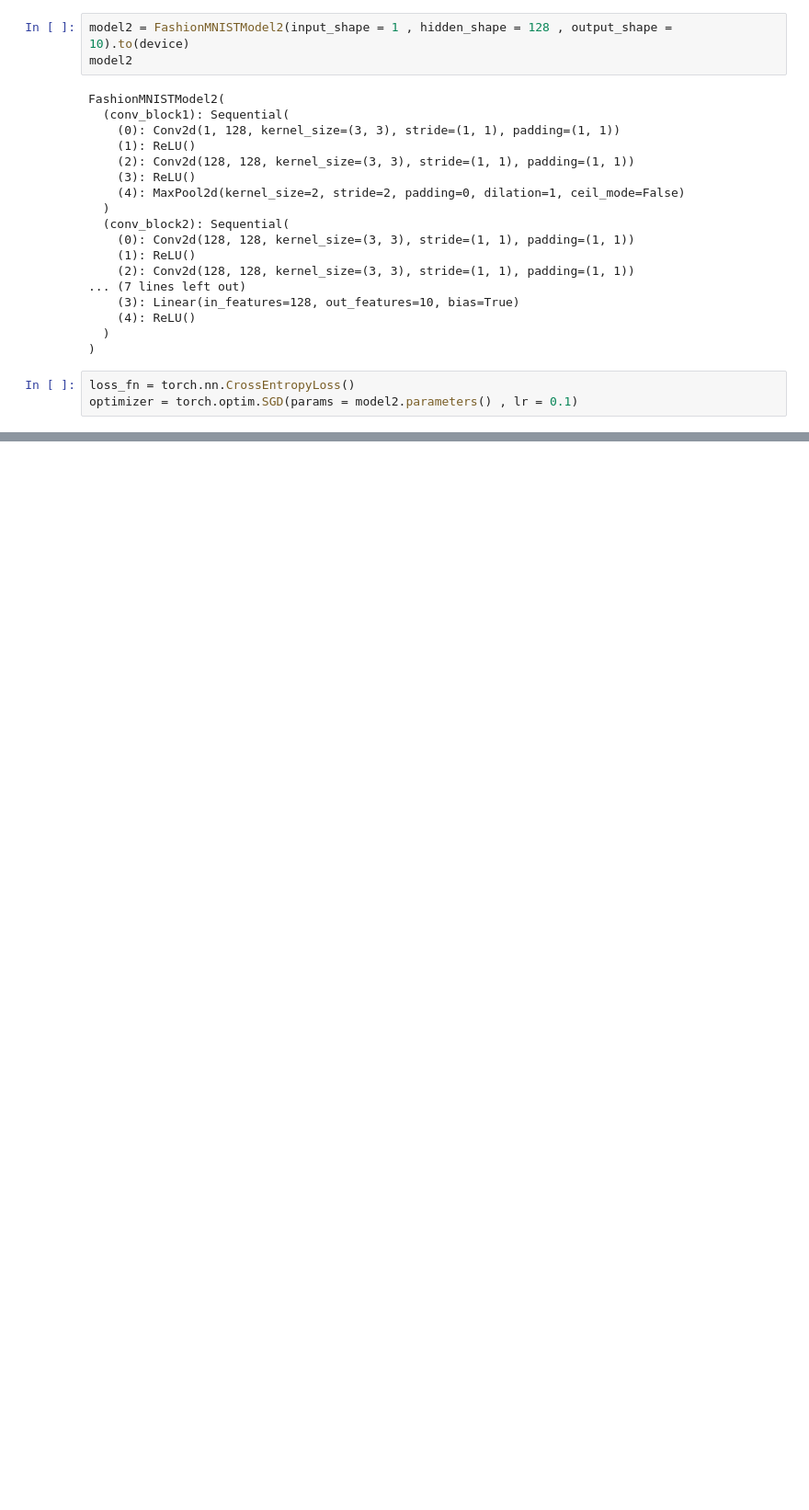
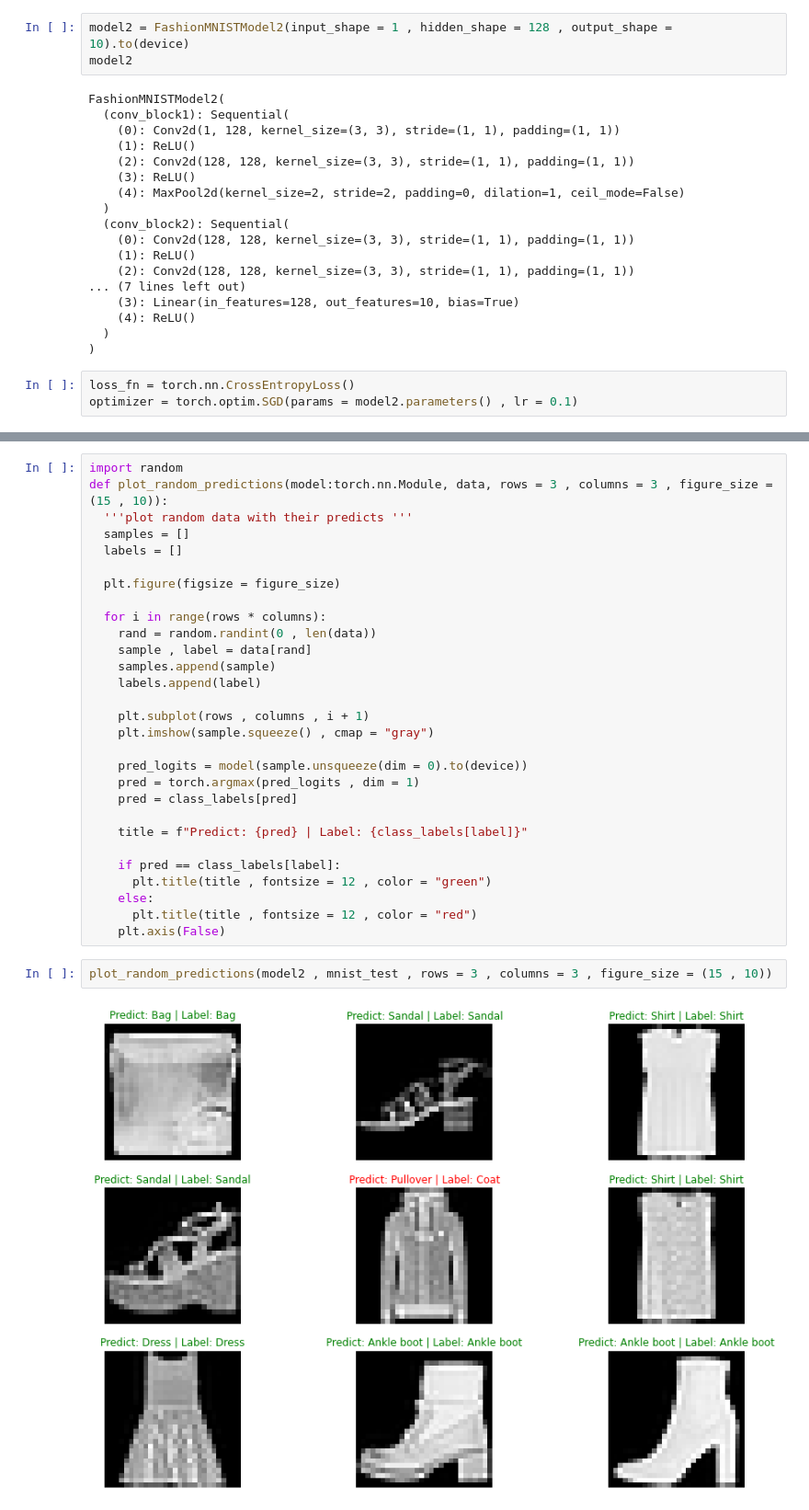
Before and after one commit to mohammadAliMkh/Pytorch, a Jupyter notebook: fashionMNIST.ipynb, the cells around one changed output, grey strips where cells are left out. Shown at 92% size. Saved outputs shown, nothing was run; the diff lists cells and outputs as text; blank space fills up the shorter version.

```diff
--- a/fashionMNIST.ipynb
+++ b/fashionMNIST.ipynb
@@ -506,0 +521,33 @@ model_evaluation(model2 , loss_function = loss_fn , dataLoader = test_dataLoader
+# %%
+import random
+def plot_random_predictions(model:torch.nn.Module, data, rows = 3 , columns = 3 , figure_size = (15 , 10)):
+  '''plot random data with their predicts '''
+  samples = []
+  labels = []
+
+  plt.figure(figsize = figure_size)
+
+  for i in range(rows * columns):
+    rand = random.randint(0 , len(data))
+    sample , label = data[rand]
+    samples.append(sample)
+    labels.append(label)
+
+    plt.subplot(rows , columns , i + 1)
+    plt.imshow(sample.squeeze() , cmap = "gray")
+
+    pred_logits = model(sample.unsqueeze(dim = 0).to(device))
+    pred = torch.argmax(pred_logits , dim = 1)
+    pred = class_labels[pred]
+
+    title = f"Predict: {pred} | Label: {class_labels[label]}"
+
+    if pred == class_labels[label]:
+      plt.title(title , fontsize = 12 , color = "green")
+    else:
+      plt.title(title , fontsize = 12 , color = "red")
+    plt.axis(False)
+# %%
+plot_random_predictions(model2 , mnist_test , rows = 3 , columns = 3 , figure_size = (15 , 10))
+# %% [output]
+[figure, added]
```
Also changed, not shown: parts of 15 cells of this notebook.
